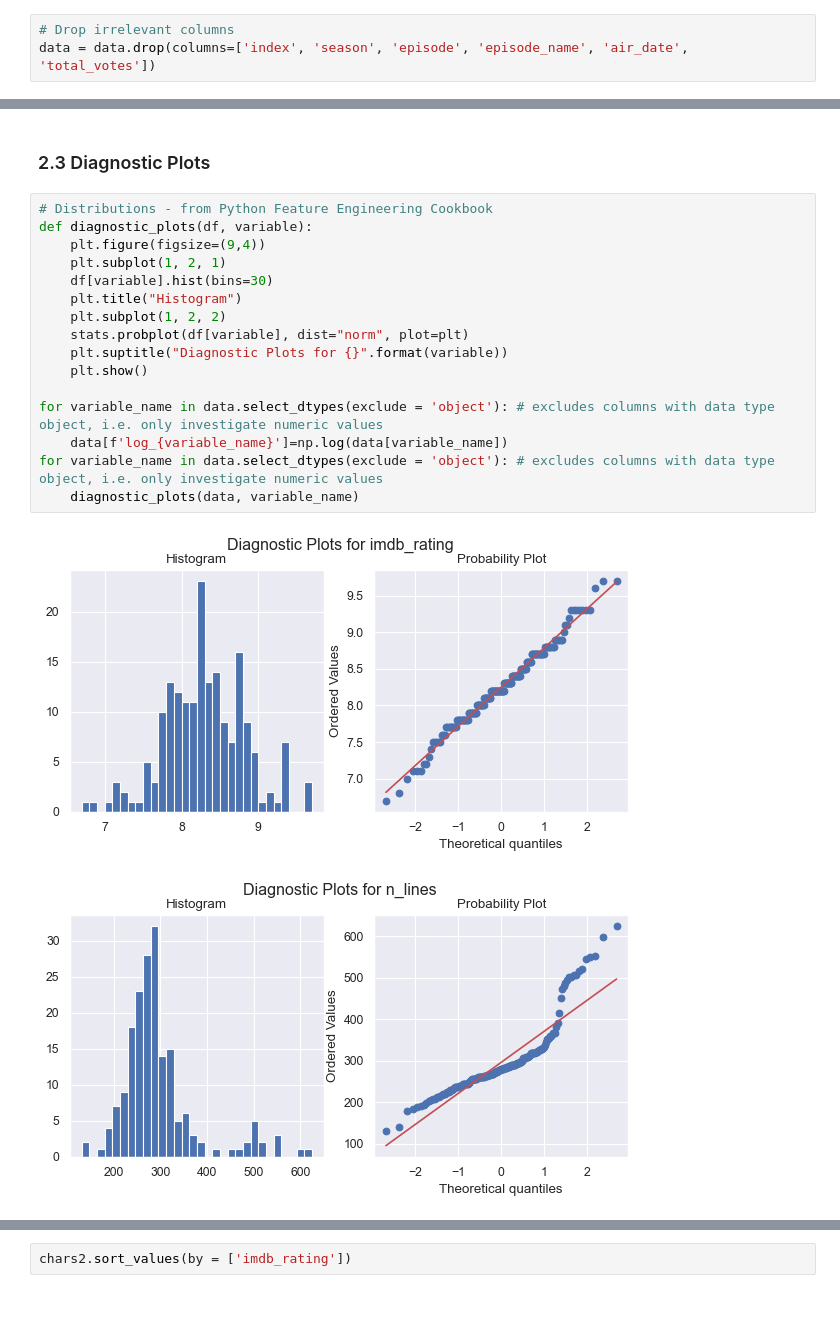
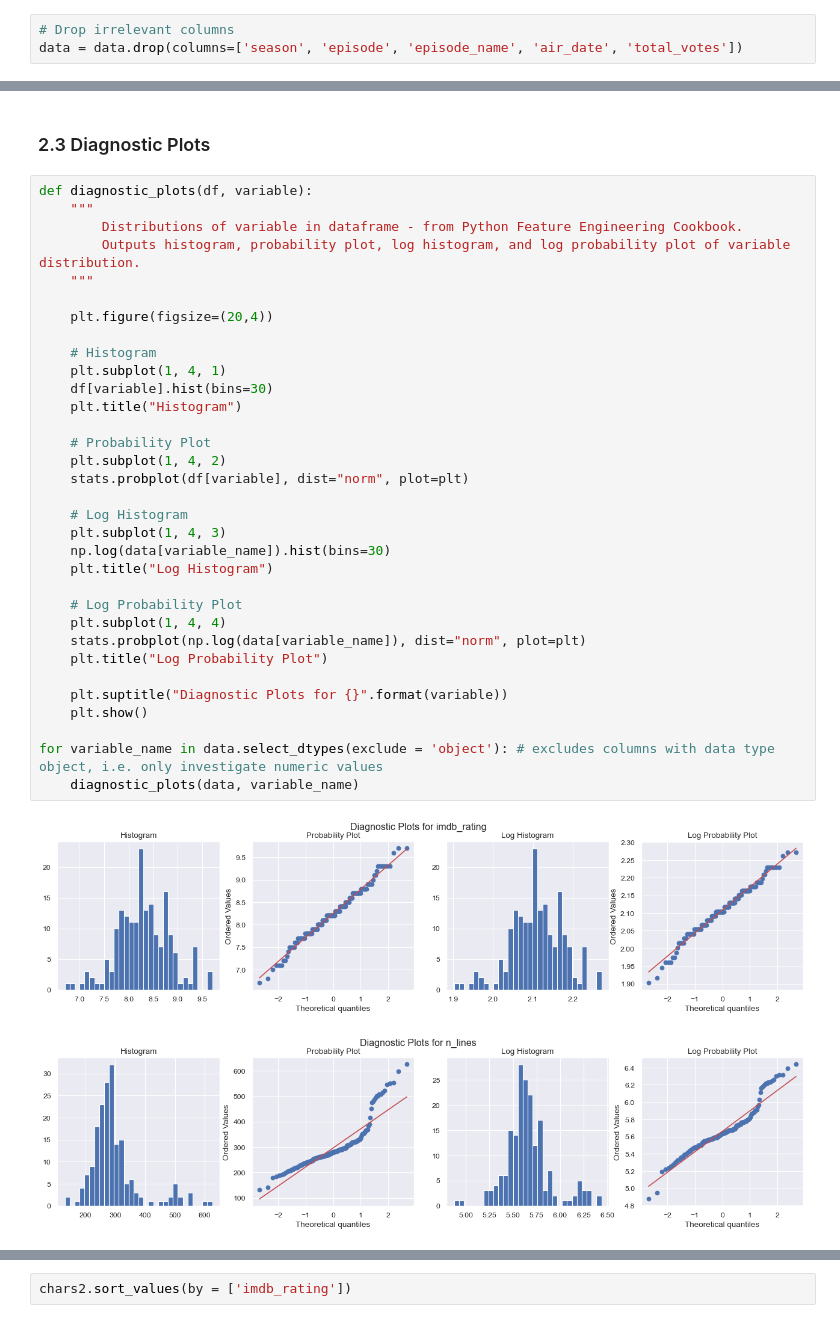
Before and after one commit to aidangarrity/MachineLearningProj1, a Jupyter notebook: project1.ipynb, the cells around one changed output, grey strips where cells are left out. Cells and saved outputs as stored; diff of their text form.

Commit message:
Log-graphs

```diff
--- a/project1.ipynb
+++ b/project1.ipynb
@@ -149,7 +146,7 @@ Although this figure does not provide the most in-depth insights into each episo
 An interesting outlier is the episode in season 6 with a rating of less than 7, although this is not the lowest rated episode in the series, it is clearly the epsiode with rating furthest away in the negative direction from the rolling average. [EXPLANATION BY SOMEONE ELSE PLZ!]...
 # %%
 # Drop irrelevant columns
-data = data.drop(columns=['index', 'season', 'episode', 'episode_name', 'air_date', 'total_votes'])
+data = data.drop(columns=['season', 'episode', 'episode_name', 'air_date', 'total_votes'])
 # %% [markdown]
 ### 2.2 Correlation
 # %%
@@ -171,21 +168,38 @@ The next highest postive correlation is between 'total_votes' and 'imbd_rating'.
 # %% [markdown]
 ### 2.3 Diagnostic Plots
 # %%
-# Distributions - from Python Feature Engineering Cookbook
 def diagnostic_plots(df, variable):
-    plt.figure(figsize=(9,4))
-    plt.subplot(1, 2, 1)
+    """
+        Distributions of variable in dataframe - from Python Feature Engineering Cookbook.
+        Outputs histogram, probability plot, log histogram, and log probability plot of variable distribution.
+    """
+
+    plt.figure(figsize=(20,4))
+
+    # Histogram
+    plt.subplot(1, 4, 1)
     df[variable].hist(bins=30)
     plt.title("Histogram")
-    plt.subplot(1, 2, 2)
+
+    # Probability Plot
+    plt.subplot(1, 4, 2)
     stats.probplot(df[variable], dist="norm", plot=plt)
+
+    # Log Histogram
+    plt.subplot(1, 4, 3)
+    np.log(data[variable_name]).hist(bins=30)
+    plt.title("Log Histogram")
+
+    # Log Probability Plot
+    plt.subplot(1, 4, 4)
+    stats.probplot(np.log(data[variable_name]), dist="norm", plot=plt)
+    plt.title("Log Probability Plot")
+
     plt.suptitle("Diagnostic Plots for {}".format(variable))
     plt.show()
 
 for variable_name in data.select_dtypes(exclude = 'object'): # excludes columns with data type object, i.e. only investigate numeric values
-    data[f'log_{variable_name}']=np.log(data[variable_name])
-for variable_name in data.select_dtypes(exclude = 'object'): # excludes columns with data type object, i.e. only investigate numeric values
     diagnostic_plots(data, variable_name)
 # %% [output]
-[figure, old version]
+[figure, new version]
-[figure, old version]
+[figure, new version]
```
Also changed, not shown: parts of 16 cells of this notebook.
